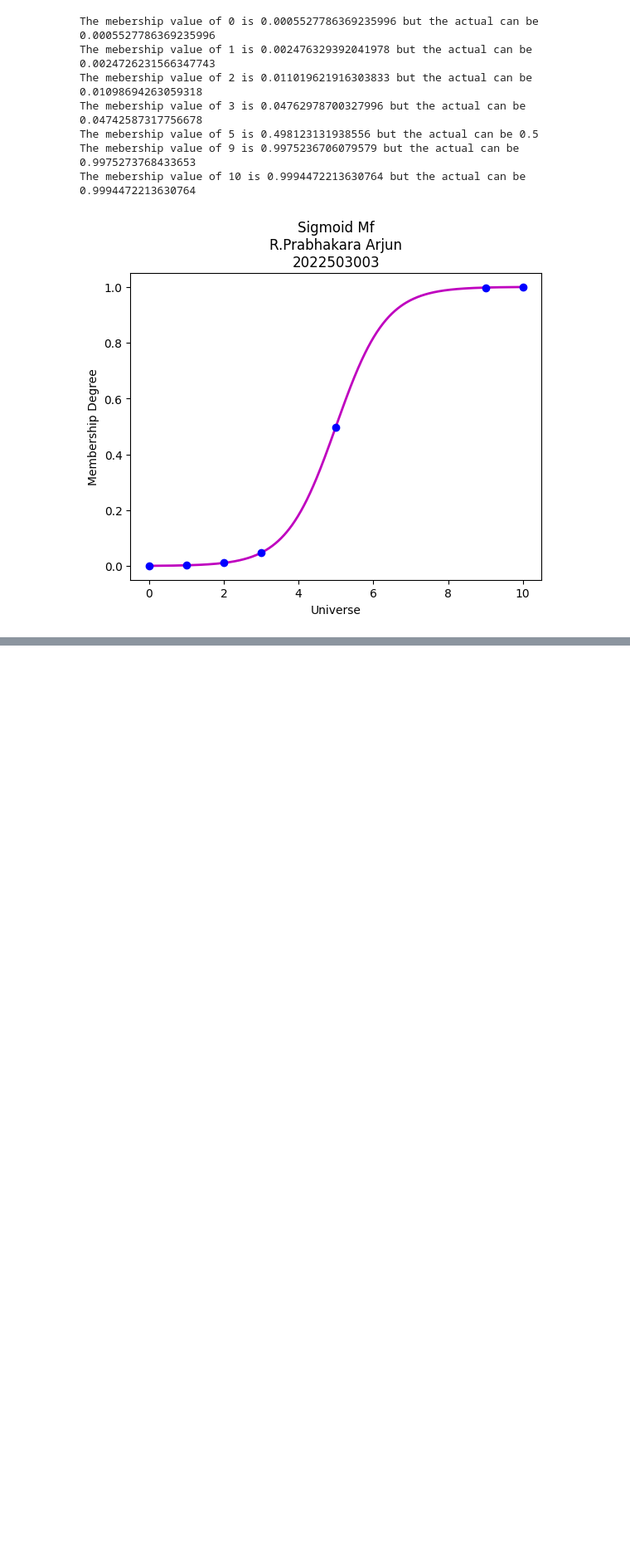
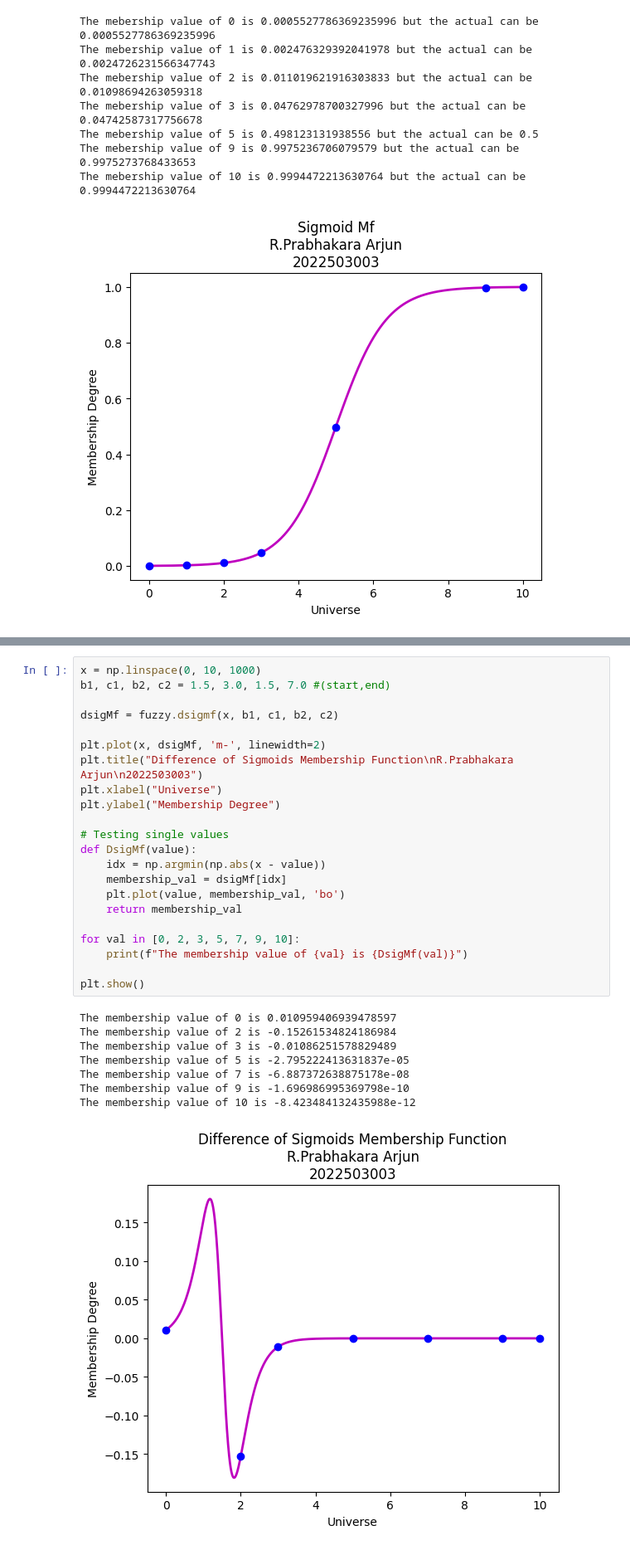
Before and after one commit to themysterysolver/PYTHON_BASICS, a Jupyter notebook: SOFT_COMPUTING/FUZZY_MEMBERSHIP_FUNCTION.ipynb, the cells around one changed output, grey strips where cells are left out. Shown at 83% size. Saved outputs shown, nothing was run; the diff lists cells and outputs as text; blank space fills up the shorter version.

```diff
--- a/SOFT_COMPUTING/FUZZY_MEMBERSHIP_FUNCTION.ipynb
+++ b/SOFT_COMPUTING/FUZZY_MEMBERSHIP_FUNCTION.ipynb
@@ -243,0 +308,31 @@ The mebership value of 10 is 0.9994472213630764 but the actual can be 0.99944722
+# %%
+x = np.linspace(0, 10, 1000)
+b1, c1, b2, c2 = 1.5, 3.0, 1.5, 7.0 #(start,end)
+
+dsigMf = fuzzy.dsigmf(x, b1, c1, b2, c2)
+
+plt.plot(x, dsigMf, 'm-', linewidth=2)
+plt.title("Difference of Sigmoids Membership Function\nR.Prabhakara Arjun\n2022503003")
+plt.xlabel("Universe")
+plt.ylabel("Membership Degree")
+
+# Testing single values
+def DsigMf(value):
+    idx = np.argmin(np.abs(x - value))
+    membership_val = dsigMf[idx]
+    plt.plot(value, membership_val, 'bo')
+    return membership_val
+
+for val in [0, 2, 3, 5, 7, 9, 10]:
+    print(f"The membership value of {val} is {DsigMf(val)}")
+
+plt.show()
+# %% [output]
+The membership value of 0 is 0.010959406939478597
+The membership value of 2 is -0.15261534824186984
+The membership value of 3 is -0.01086251578829489
+The membership value of 5 is -2.795222413631837e-05
+The membership value of 7 is -6.887372638875178e-08
+The membership value of 9 is -1.696986995369798e-10
+The membership value of 10 is -8.423484132435988e-12
+[figure, added]
```
Also changed, not shown: parts of 3 cells of this notebook.
